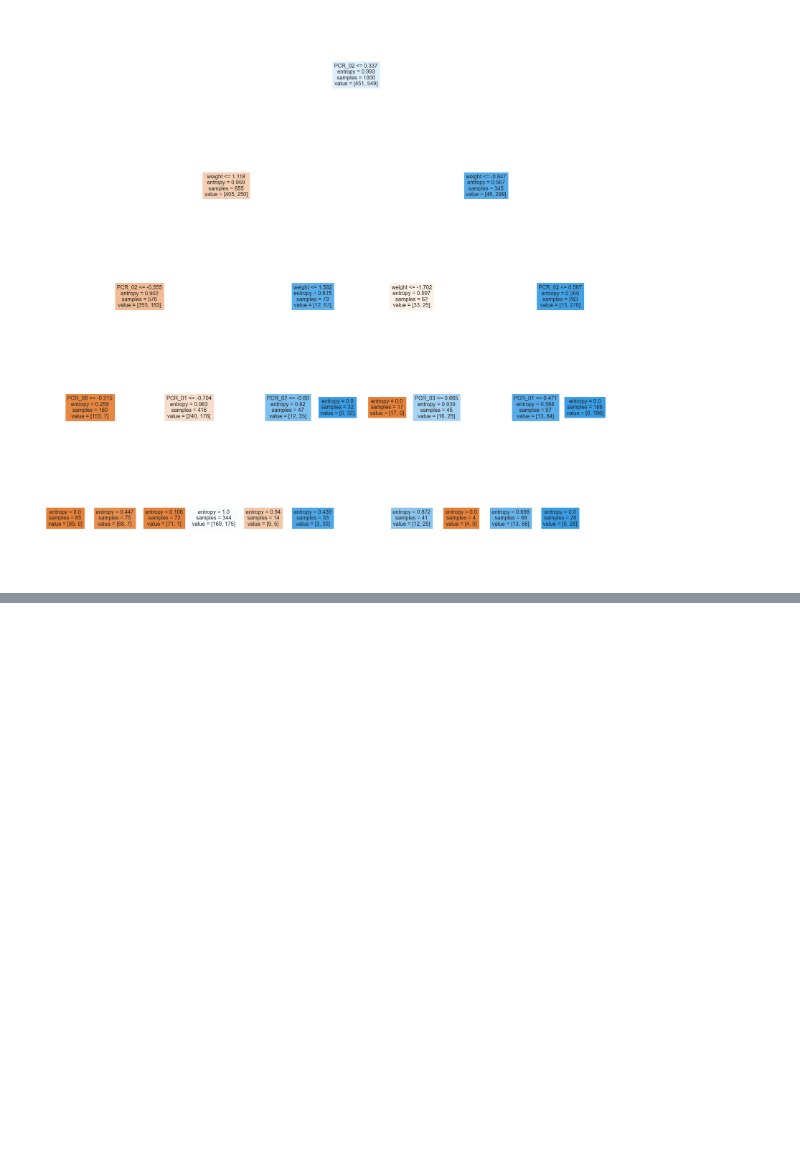
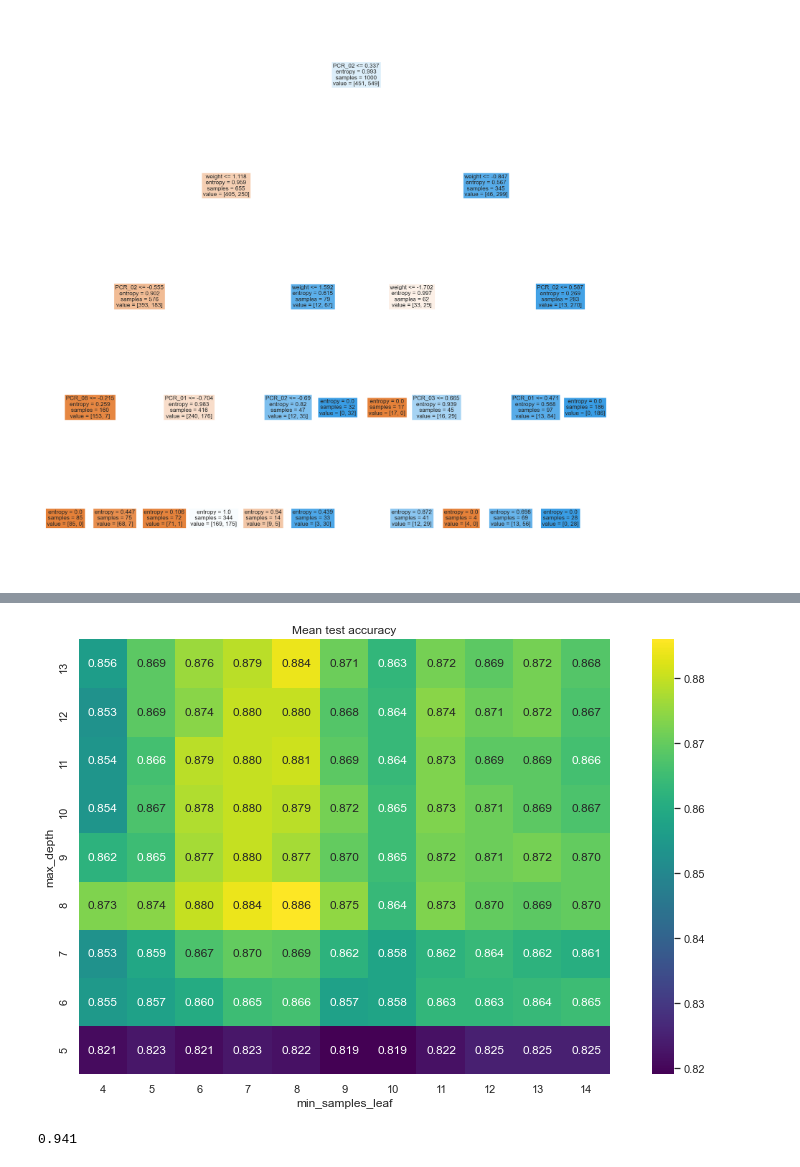
Before and after one commit to gottlieb-ofek/Major2_ML, a Jupyter notebook: 325012029-316351824.ipynb, the cells around one changed output, grey strips where cells are left out. Drawn from its saved outputs; the diff is of its cells as text; code cells hidden in the pictures; blank space fills up the shorter version.

```diff
--- a/325012029-316351824.ipynb
+++ b/325012029-316351824.ipynb
@@ -190,0 +217,14 @@ _ = plot_tree(dec_tree, filled = True, feature_names=list(df_features.columns))
+# %%
+g = sns.heatmap(data.pivot('max_depth', 'min_samples_leaf', 'test_score'), annot = True, xticklabels=True,
+                yticklabels=True, square=True, cmap="viridis", fmt='.3f')
+g.invert_yaxis()
+_ = plt.title('Mean test accuracy')
+# %% [output]
+[figure, added]
+# %%
+#(Q9)
+dec_tree = DecisionTreeClassifier(criterion='entropy', max_depth=8 ,min_samples_leaf=8)
+dec_tree.fit(df_features, df_labels)
+dec_tree.score(df_features, df_labels)
+# %% [output]
+0.941
```
Also changed, not shown: parts of 14 cells of this notebook, 2 other files.
